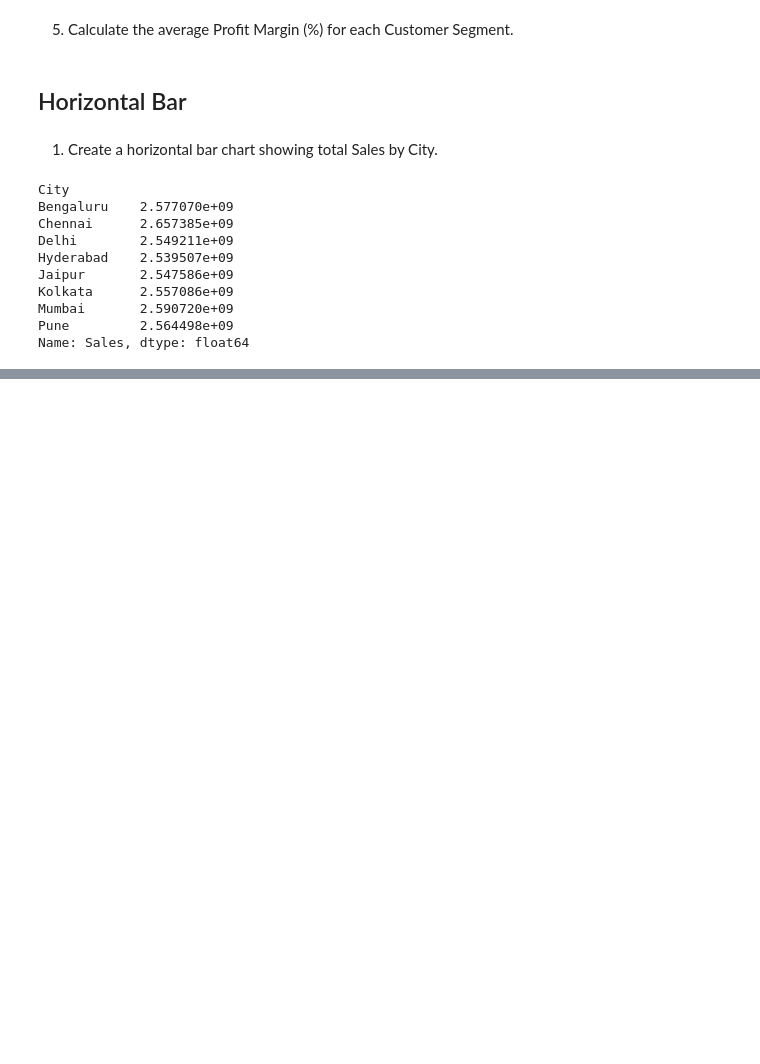
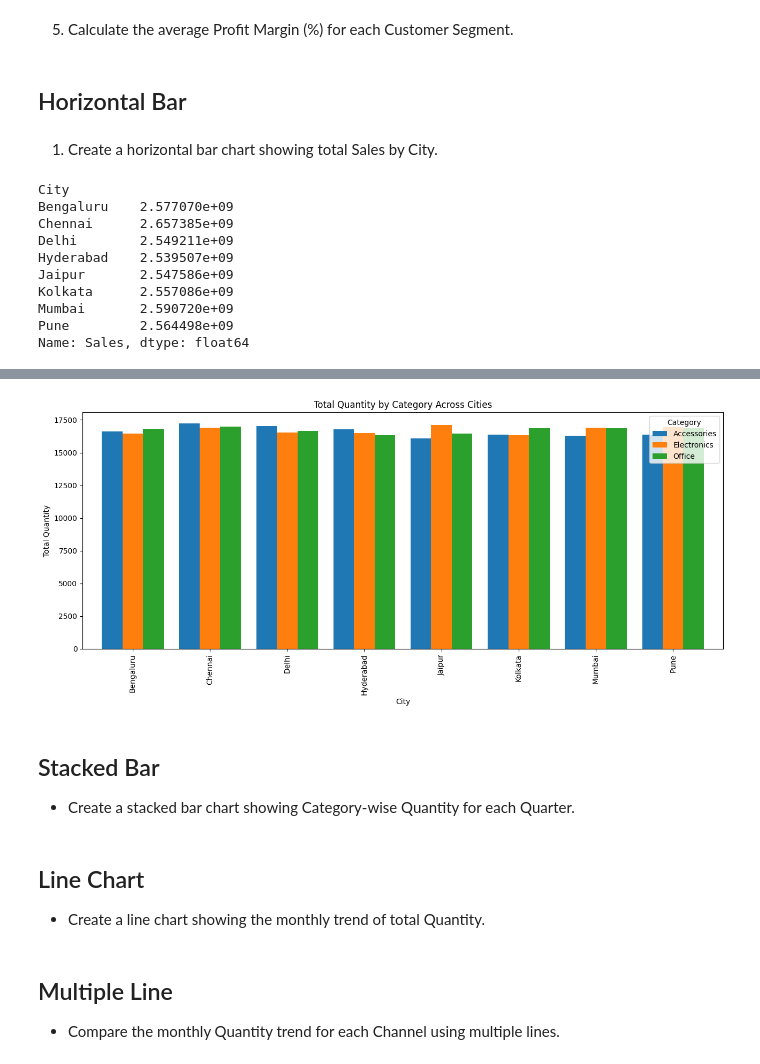
Before and after one commit to Suraj-kumar121K/Matplotlib, a Jupyter notebook: Practice/chart_practice.ipynb, the cells around one changed output, grey strips where cells are left out. Cells and saved outputs as stored; diff of their text form; code cells hidden in the pictures; blank space fills up the shorter version.

```diff
--- a/Practice/chart_practice.ipynb
+++ b/Practice/chart_practice.ipynb
@@ -1424,0 +727,8 @@ Create a stackplot showing monthly Sales by Payment Method.
+# %%
+city_category = df.pivot_table(
+    index="City",
+    columns="Category",
+    values="Quantity",
+    aggfunc="sum"
+)
+city_category
@@ -1424,0 +746,27 @@ Create a stackplot showing monthly Sales by Payment Method.
+# %%
+city_category.plot(
+    kind="bar",
+    figsize=(13, 6),
+    width=0.8
+)
+
+plt.title("Total Quantity by Category Across Cities")
+plt.xlabel("City")
+plt.ylabel("Total Quantity")
+
+plt.legend(title="Category")
+
+
+plt.tight_layout()
+plt.show()
+# %% [output]
+[figure, added]
+# %% [markdown]
+## Stacked Bar
+- Create a stacked bar chart showing Category-wise Quantity for each Quarter.
+# %% [markdown]
+## Line Chart
+- Create a line chart showing the monthly trend of total Quantity.
+# %% [markdown]
+## Multiple Line
+- Compare the monthly Quantity trend for each Channel using multiple lines.
```
Also changed, not shown: parts of 40 cells of this notebook.
